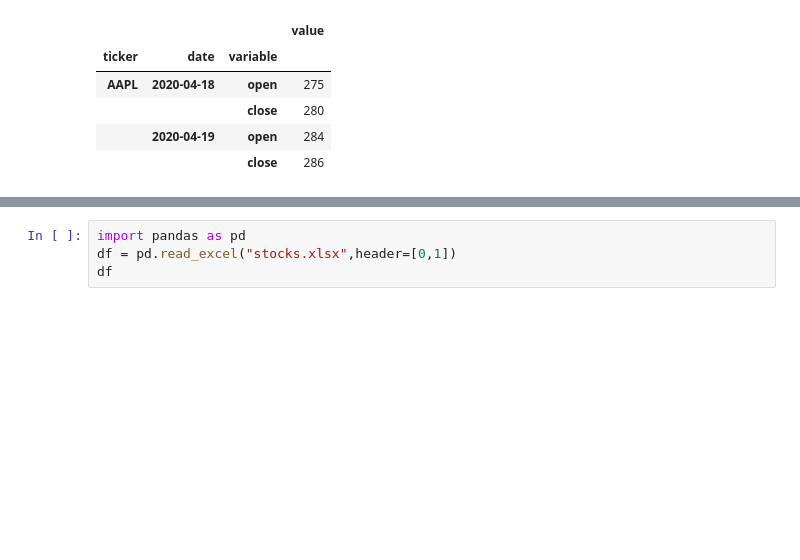
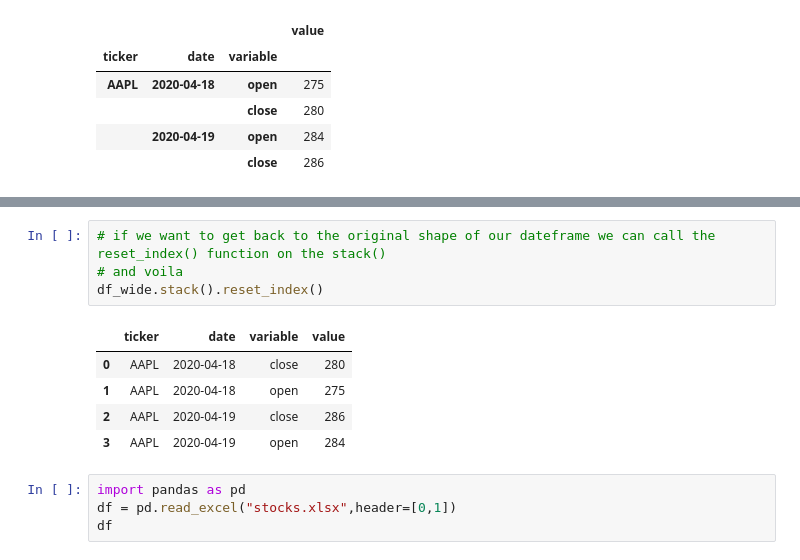
Before and after one commit to dariushazimi/notebooks, a Jupyter notebook: Reshaping-data-with-Pandas.ipynb, the cells around one changed output, grey strips where cells are left out. Cells and saved outputs as stored; diff of their text form; blank space fills up the shorter version.

```diff
--- a/Reshaping-data-with-Pandas.ipynb
+++ b/Reshaping-data-with-Pandas.ipynb
@@ -123,3 +155,13 @@ df_long_with_index.unstack('date')
+# %%
+# if we want to get back to the original shape of our dateframe we can call the reset_index() function on the stack()
+# and voila
+df_wide.stack().reset_index()
+# %% [output]
+|  | ticker | date | variable | value |
+| 0 | AAPL | 2020-04-18 | close | 280 |
+| 1 | AAPL | 2020-04-18 | open | 275 |
+| 2 | AAPL | 2020-04-19 | close | 286 |
+| 3 | AAPL | 2020-04-19 | open | 284 |
 # %%
 import pandas as pd
 df = pd.read_excel("stocks.xlsx",header=[0,1])
```
Also changed, not shown: parts of 8 cells of this notebook.
